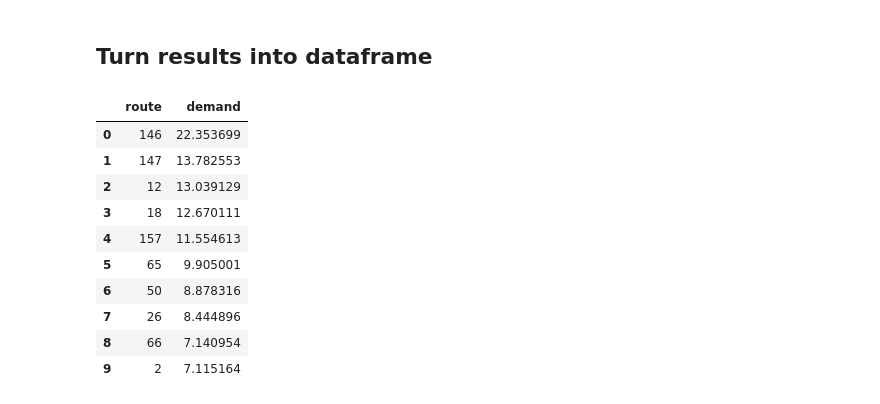
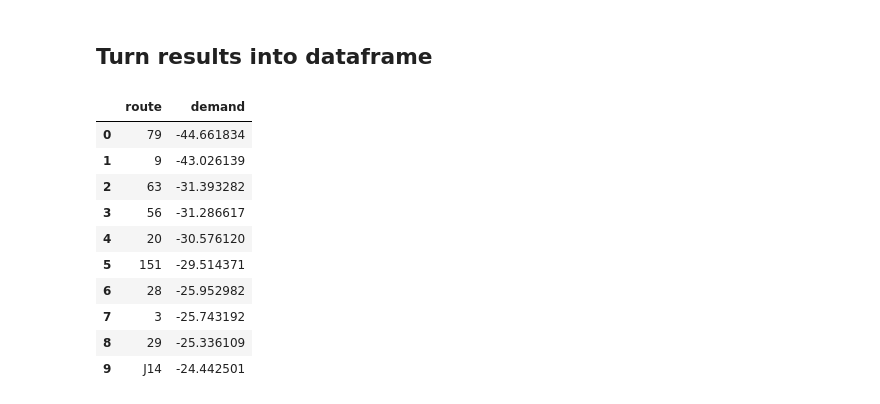
Before and after one commit to LamSingkit/Chicago_public_transport_project, a Jupyter notebook: Shengjie_Folder/Ridership.ipynb, the cells around one changed output. Cells and saved outputs as stored; diff of their text form; code cells hidden in the pictures.

```diff
--- a/Shengjie_Folder/Ridership.ipynb
+++ b/Shengjie_Folder/Ridership.ipynb
@@ -115,20 +115,20 @@ The demand is 22.35369850702041
 # %%
 demand_df = pd.DataFrame(data = route_list,columns=['route'])
 demand_df['demand'] = demand_list
 
-demand_df.sort_values('demand',ascending=False,inplace=True)
+demand_df.sort_values('demand',ascending=True,inplace=True)
 demand_df.reset_index(inplace=True,drop=True)
 
 demand_df.head(10)
 # %% [output]
 |  | route | demand |
-| 0 | 146 | 22.353699 |
-| 1 | 147 | 13.782553 |
-| 2 | 12 | 13.039129 |
-| 3 | 18 | 12.670111 |
-| 4 | 157 | 11.554613 |
-| 5 | 65 | 9.905001 |
-| 6 | 50 | 8.878316 |
-| 7 | 26 | 8.444896 |
-| 8 | 66 | 7.140954 |
-| 9 | 2 | 7.115164 |
+| 0 | 79 | -44.661834 |
+| 1 | 9 | -43.026139 |
+| 2 | 63 | -31.393282 |
+| 3 | 56 | -31.286617 |
+| 4 | 20 | -30.576120 |
+| 5 | 151 | -29.514371 |
+| 6 | 28 | -25.952982 |
+| 7 | 3 | -25.743192 |
+| 8 | 29 | -25.336109 |
+| 9 | J14 | -24.442501 |
```
Also changed, not shown: 3 other files.
